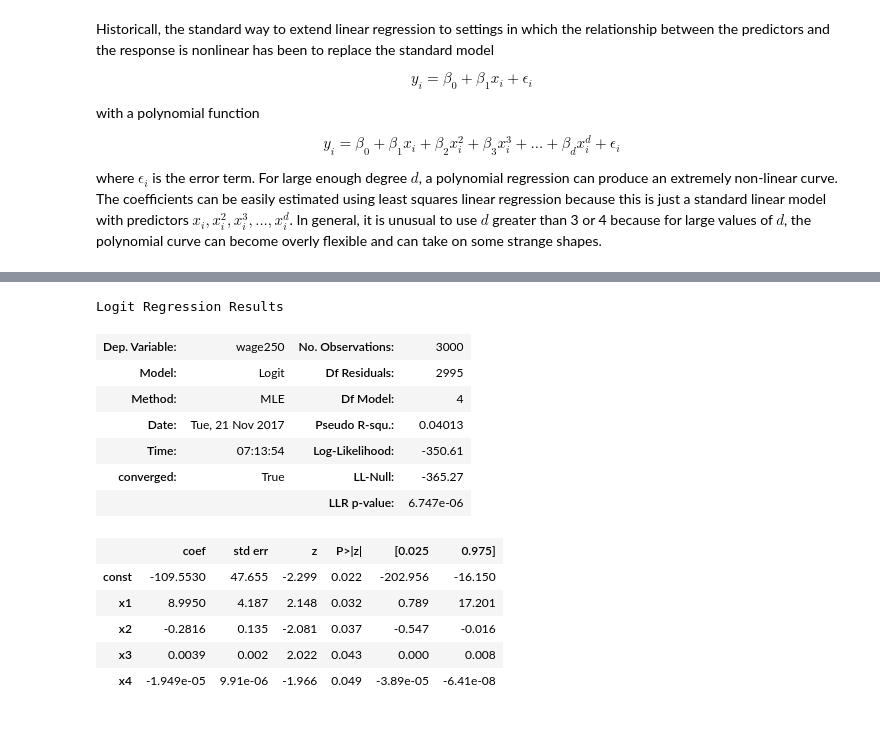
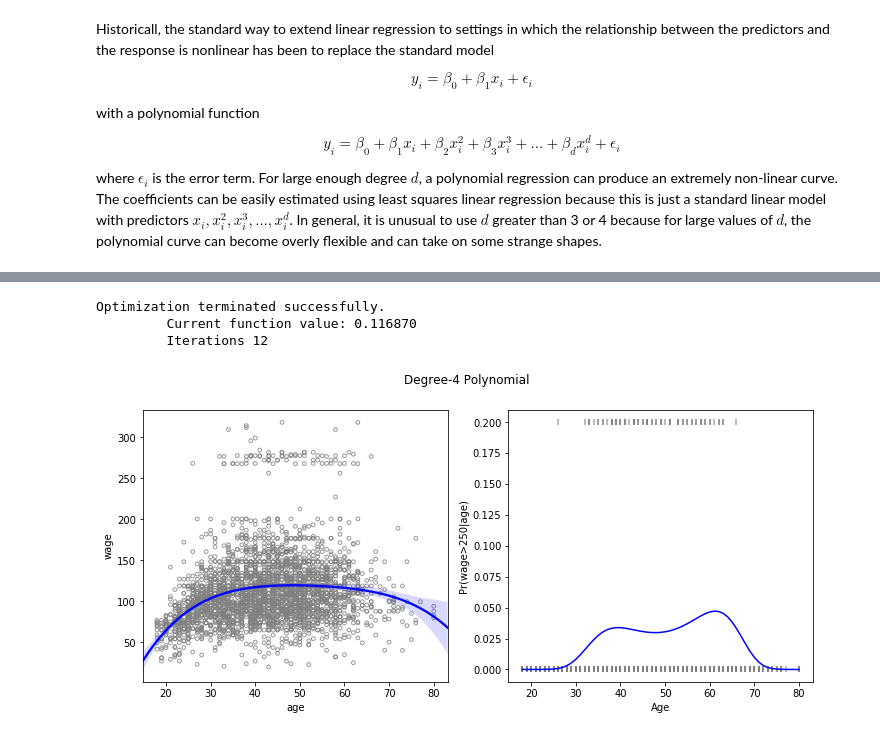
Before and after one commit to tsansom/islpy, a Jupyter notebook: notebooks/Chapter 7/Chapter 7 - Moving Beyond Linearity.ipynb, the cells around one changed output, grey strips where cells are left out. Drawn from its saved outputs; the diff is of its cells as text; code cells hidden in the pictures.

```diff
--- a/notebooks/Chapter 7/Chapter 7 - Moving Beyond Linearity.ipynb
+++ b/notebooks/Chapter 7/Chapter 7 - Moving Beyond Linearity.ipynb
@@ -68,17 +44,30 @@ Optimization terminated successfully.
-# %%
-logit.summary()
-# %% [output]
-Logit Regression Results
-| Dep. Variable: | wage250 | No. Observations: | 3000 |
-| Model: | Logit | Df Residuals: | 2995 |
-| Method: | MLE | Df Model: | 4 |
-| Date: | Tue, 21 Nov 2017 | Pseudo R-squ.: | 0.04013 |
-| Time: | 07:13:54 | Log-Likelihood: | -350.61 |
-| converged: | True | LL-Null: | -365.27 |
-|  |  | LLR p-value: | 6.747e-06 |
-|  | coef | std err | z | P>|z| | [0.025 | 0.975] |
-| const | -109.5530 | 47.655 | -2.299 | 0.022 | -202.956 | -16.150 |
-| x1 | 8.9950 | 4.187 | 2.148 | 0.032 | 0.789 | 17.201 |
-| x2 | -0.2816 | 0.135 | -2.081 | 0.037 | -0.547 | -0.016 |
-| x3 | 0.0039 | 0.002 | 2.022 | 0.043 | 0.000 | 0.008 |
-| x4 | -1.949e-05 | 9.91e-06 | -1.966 | 0.049 | -3.89e-05 | -6.41e-08 |
+# %%
+fig, (ax1, ax2) = plt.subplots(1, 2, figsize=(12, 5))
+
+wage = pd.read_csv('../../data/Wage.csv', index_col=0)
+wage['wage250'] = 0
+wage.loc[wage['wage'] > 250, 'wage250'] = 1
+
+sns.regplot(x=wage['age'], y=wage['wage'], order=4, ax=ax1,
+            scatter_kws={'facecolors': 'none', 'edgecolors': 'gray', 's': 14},
+            line_kws={'color': 'blue'});
+
+poly = PolynomialFeatures(degree=4)
+
+age = poly.fit_transform(wage['age'].values.reshape(-1, 1))
+
+logit = sm.Logit(wage['wage250'], age).fit()
+
+age_range_poly = poly.fit_transform(np.arange(18, 81).reshape(-1, 1))
+
+y_proba = logit.predict(age_range_poly)
+ax2.plot(age_range_poly[:, 1], y_proba, c='b')
+ax2.set(ylim=[-0.01, 0.21], xlabel='Age', ylabel='Pr(wage>250|age)')
+ax2.scatter(wage['age'], wage['wage250']/5, c='gray', marker='|', alpha=0.7)
+
+fig.suptitle('Degree-4 Polynomial');
+# %% [output]
+Optimization terminated successfully.
+         Current function value: 0.116870
+         Iterations 12
+[figure, added]
```
Also changed, not shown: parts of 3 cells of this notebook.
